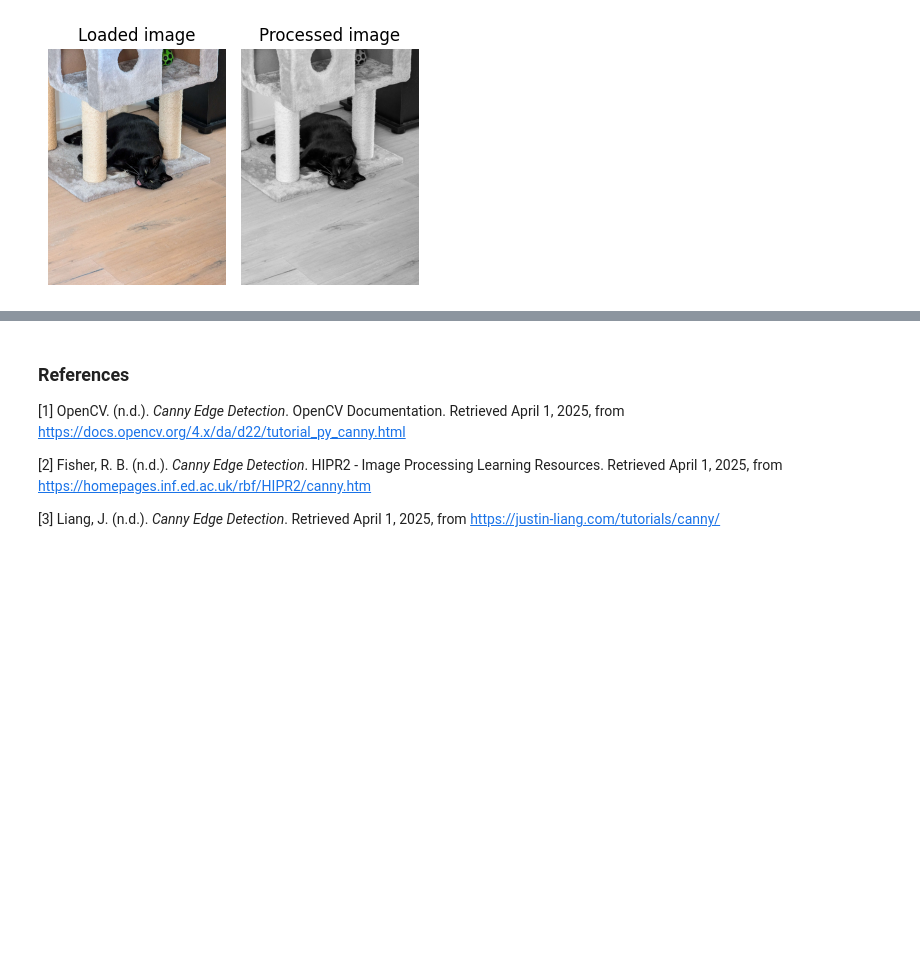
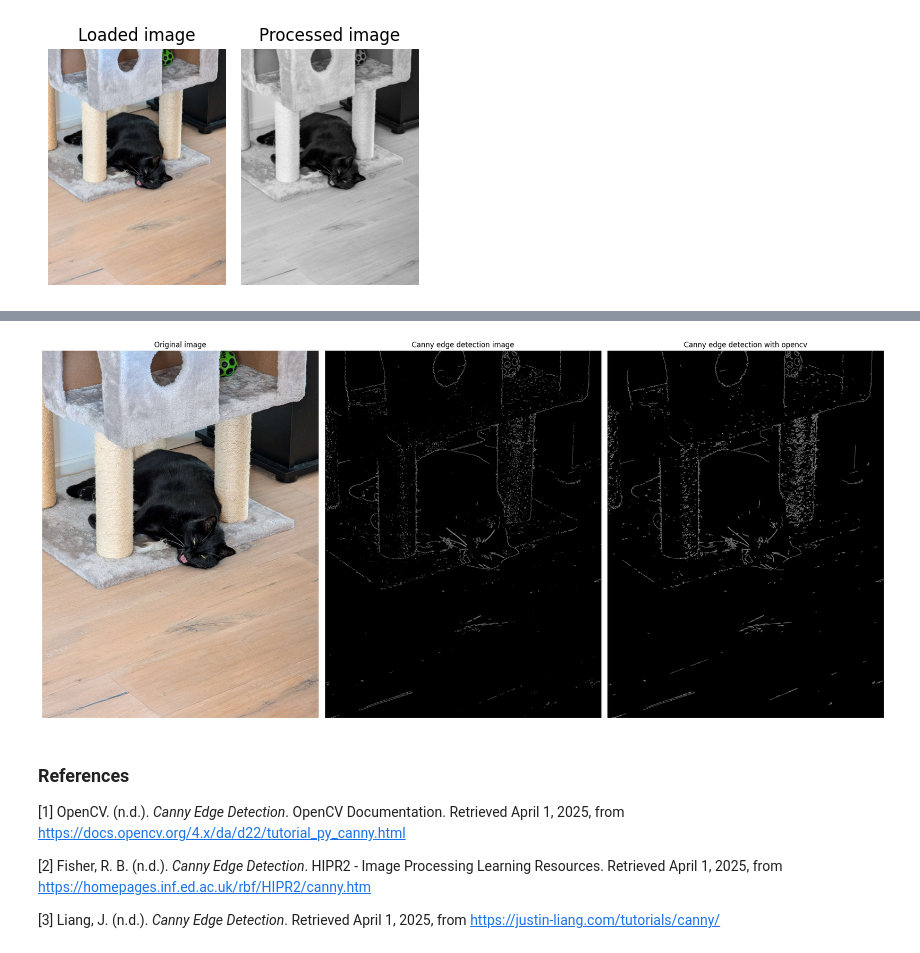
Before and after one commit to dev-sebastien/Canny-Edge-Detection, a Jupyter notebook: Canny_edge_detection.ipynb, the cells around one changed output, grey strips where cells are left out. Cells and saved outputs as stored; diff of their text form; code cells hidden in the pictures; blank space fills up the shorter version.

```diff
--- a/Canny_edge_detection.ipynb
+++ b/Canny_edge_detection.ipynb
@@ -54,3 +164,58 @@ Downscaling done: 3072x4080 → 1536x2040
+# %%
+# Set upper and lower threshold
+upper = 50 #G.max() * 0.23
+lower = 100 #G.max() * 0.15
+
+# Discard all pixels bellow the lower treshold and define strong and weak edges
+tresholded_img = np.copy(non_max_img)
+tresholded_img[tresholded_img < lower] = 0
+tresholded_img[tresholded_img >= upper] = 255
+tresholded_img[(tresholded_img >= lower) & (tresholded_img < upper)] = 50
+
+# Edge tracking by hysteresis
+# If a weak pixel is connected to a strong one, we define it as strong as well
+
+canny_image = np.copy(tresholded_img)
+# All neighboors of a pixel
+neighbors = [(-1, -1), (-1, 0), (-1, 1),
+                ( 0, -1),          ( 0, 1),
+                ( 1, -1), ( 1, 0), ( 1, 1)]
+
+queue = deque(zip(*np.where(canny_image == 255))) #initialize  queue with all starting points
+h, w = canny_image.shape
+
+while queue:
+    y, x = queue.popleft()
+    for dy, dx in neighbors:
+        ny, nx = y + dy, x + dx
+        if 0 <= ny < h and 0 <= nx < w: # check if the neighbor is within the image bounds
+            if canny_image[ny, nx] == 50: # if neigbhbor is weak edge ads it to strong edges and add it to queue
+                canny_image[ny, nx] = 255
+                queue.append((ny, nx))
+
+#delete left over weak edges
+canny_image[canny_image != 255] = 0
+
+fig, (im1, im2, im3) = plt.subplots(1, 3, figsize = (20, 20))
+
+im1.imshow(imageRGB)
+im1.set_title("Original image")
+im1.axis("off")
+
+im2.imshow(canny_image, cmap = "gray")
+im2.set_title("Canny edge detection image")
+im2.axis("off")
+
+cv2_canny = cv2.Canny(processed_img, 150, 290)
+
+im3.imshow(cv2_canny, cmap = "gray")
+im3.set_title("Canny edge detection with opencv")
+im3.axis("off")
+
+plt.tight_layout()
+plt.show()
+# %% [output]
+[figure, added]
 # %% [markdown]
 ### References
 
```
Also changed, not shown: parts of 10 cells of this notebook, 1 other file.
